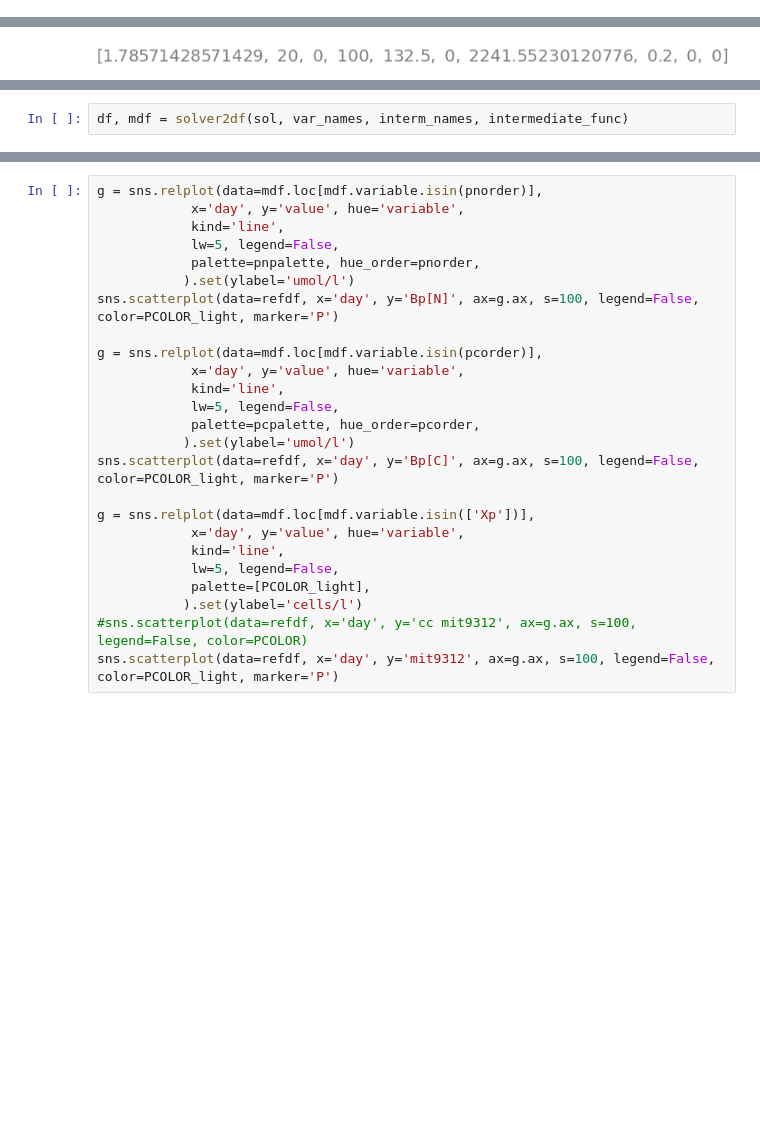
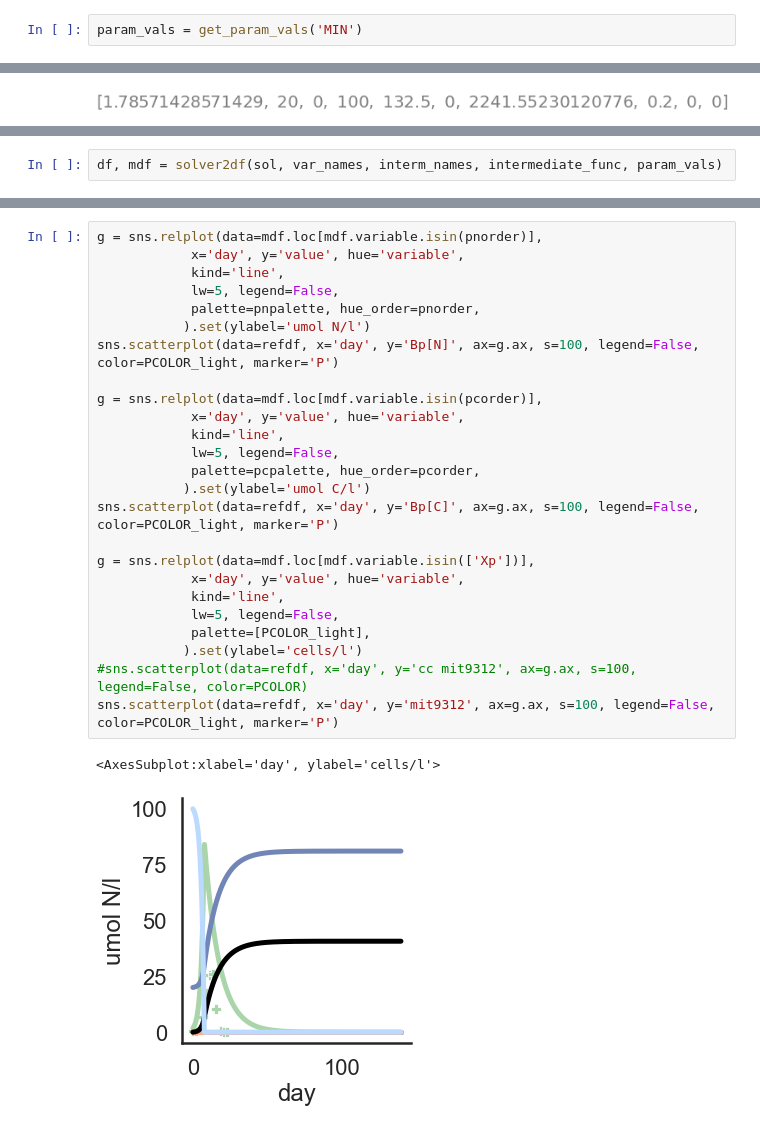
Before and after one commit to wosnat/recycle_model, a Jupyter notebook: model_NC_ponly.ipynb, the cells around one changed output, grey strips where cells are left out. Saved outputs shown, nothing was run; the diff lists cells and outputs as text; blank space fills up the shorter version.

```diff
--- a/model_NC_ponly.ipynb
+++ b/model_NC_ponly.ipynb
@@ -81,6 +81,8 @@ bh  = 1.00e-02, 8.64e+02
 pro_vol, alt_vol, pro_vol**0.67, alt_vol**0.67, Qp, Qh
 # %% [output]
 [figure]
+# %%
+param_vals = get_param_vals('MIN')
 # %%
 var_names, init_vars, calc_dydt, interm_names, intermediate_func = get_ponly_data(param_vals)
 # %%
@@ -137,2 +139,2 @@ simulation time 13.828125
 # %%
-df, mdf = solver2df(sol, var_names, interm_names, intermediate_func)
+df, mdf = solver2df(sol, var_names, interm_names, intermediate_func, param_vals)
@@ -151,25 +167,28 @@ refdf.columns
 # %%
 g = sns.relplot(data=mdf.loc[mdf.variable.isin(pnorder)],
             x='day', y='value', hue='variable',
             kind='line',
             lw=5, legend=False,
             palette=pnpalette, hue_order=pnorder,
-           ).set(ylabel='umol/l')
+           ).set(ylabel='umol N/l')
 sns.scatterplot(data=refdf, x='day', y='Bp[N]', ax=g.ax, s=100, legend=False, color=PCOLOR_light, marker='P')
 
 g = sns.relplot(data=mdf.loc[mdf.variable.isin(pcorder)],
             x='day', y='value', hue='variable',
             kind='line',
             lw=5, legend=False,
             palette=pcpalette, hue_order=pcorder,
-           ).set(ylabel='umol/l')
+           ).set(ylabel='umol C/l')
 sns.scatterplot(data=refdf, x='day', y='Bp[C]', ax=g.ax, s=100, legend=False, color=PCOLOR_light, marker='P')
 
 g = sns.relplot(data=mdf.loc[mdf.variable.isin(['Xp'])],
             x='day', y='value', hue='variable',
             kind='line',
             lw=5, legend=False,
             palette=[PCOLOR_light],
            ).set(ylabel='cells/l')
 #sns.scatterplot(data=refdf, x='day', y='cc mit9312', ax=g.ax, s=100, legend=False, color=PCOLOR)
 sns.scatterplot(data=refdf, x='day', y='mit9312', ax=g.ax, s=100, legend=False, color=PCOLOR_light, marker='P')
+# %% [output]
+<AxesSubplot:xlabel='day', ylabel='cells/l'>
+[figure, added]
```
Also changed, not shown: parts of 13 cells of this notebook, 4 other files.
